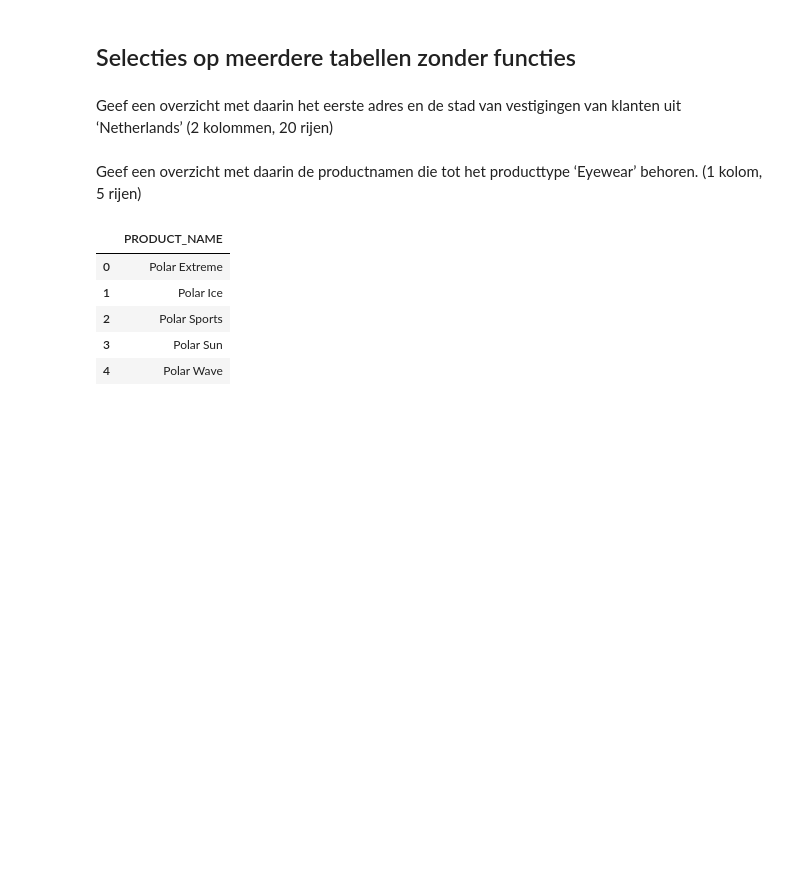
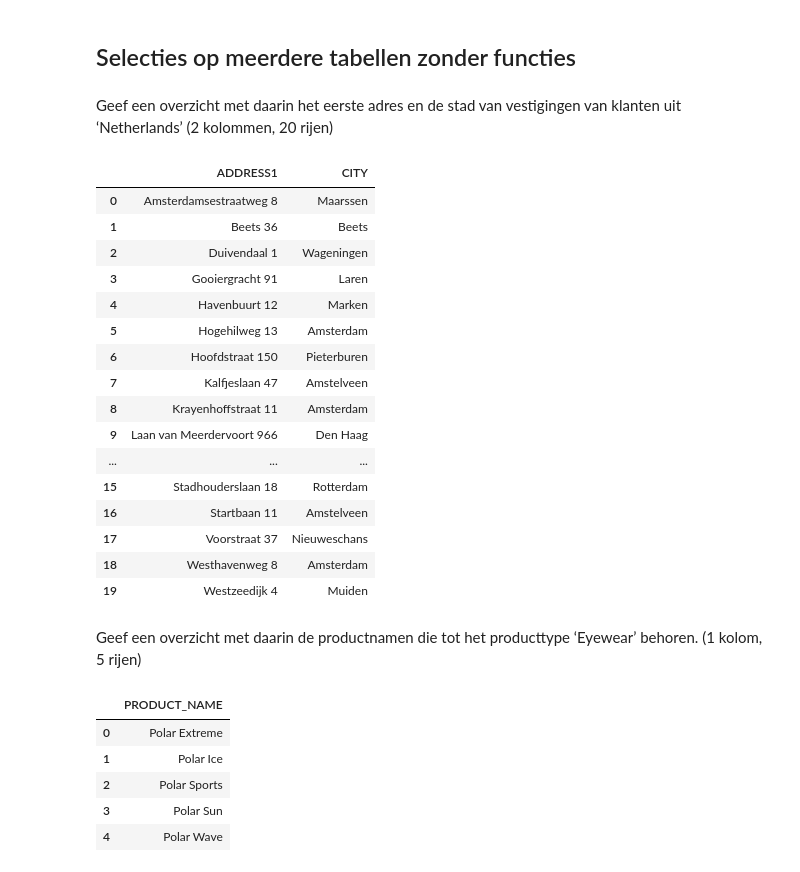
Before and after one commit to alex24106429/DEAI-Portfolio, a Jupyter notebook: week_1/werkcollege_2/Opdrachten_w1_wc2.ipynb, the cells around one changed output. Cells and saved outputs as stored; diff of their text form; code cells hidden in the pictures; blank space fills up the shorter version.

Commit message:
overzicht met daarin het eerste adres en de stad van vestigingen van klanten uit ‘Netherlands’

```diff
--- a/week_1/werkcollege_2/Opdrachten_w1_wc2.ipynb
+++ b/week_1/werkcollege_2/Opdrachten_w1_wc2.ipynb
@@ -243,6 +243,27 @@ pd.read_sql_query("SELECT work_phone, COUNT(*) as aantal_medewerkers_bereikbaar
 ## Selecties op meerdere tabellen zonder functies
 # %% [markdown]
 Geef een overzicht met daarin het eerste adres en de stad van vestigingen van klanten uit ‘Netherlands’ (2 kolommen, 20 rijen)
+# %%
+pd.read_sql_query(
+    "SELECT ADDRESS1, CITY FROM retailer_site JOIN country ON retailer_site.COUNTRY_CODE = country.COUNTRY_CODE WHERE COUNTRY = \"Netherlands\"", connection)
+# %% [output]
+|  | ADDRESS1 | CITY |
+| 0 | Amsterdamsestraatweg 8 | Maarssen |
+| 1 | Beets 36 | Beets |
+| 2 | Duivendaal 1 | Wageningen |
+| 3 | Gooiergracht 91 | Laren |
+| 4 | Havenbuurt 12 | Marken |
+| 5 | Hogehilweg 13 | Amsterdam |
+| 6 | Hoofdstraat 150 | Pieterburen |
+| 7 | Kalfjeslaan 47 | Amstelveen |
+| 8 | Krayenhoffstraat 11 | Amsterdam |
+| 9 | Laan van Meerdervoort 966 | Den Haag |
+| ... | ... | ... |
+| 15 | Stadhouderslaan 18 | Rotterdam |
+| 16 | Startbaan 11 | Amstelveen |
+| 17 | Voorstraat 37 | Nieuweschans |
+| 18 | Westhavenweg 8 | Amsterdam |
+| 19 | Westzeedijk 4 | Muiden |
 # %% [markdown]
 Geef een overzicht met daarin de productnamen die tot het producttype ‘Eyewear’ behoren. (1 kolom, 5 rijen)
 # %%
```
